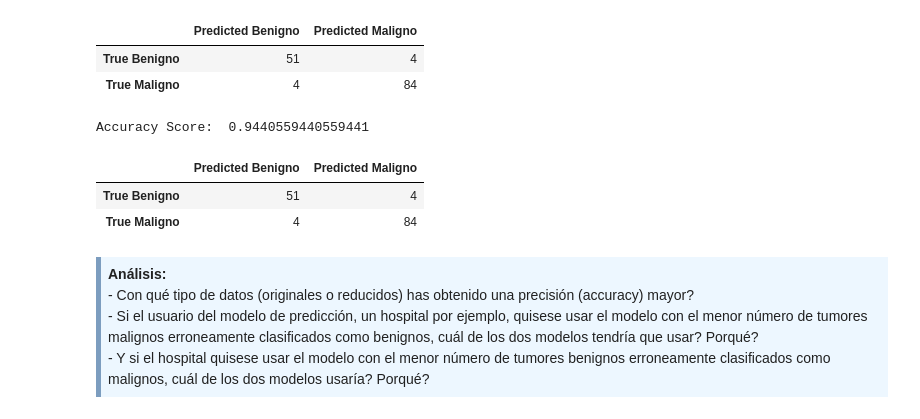
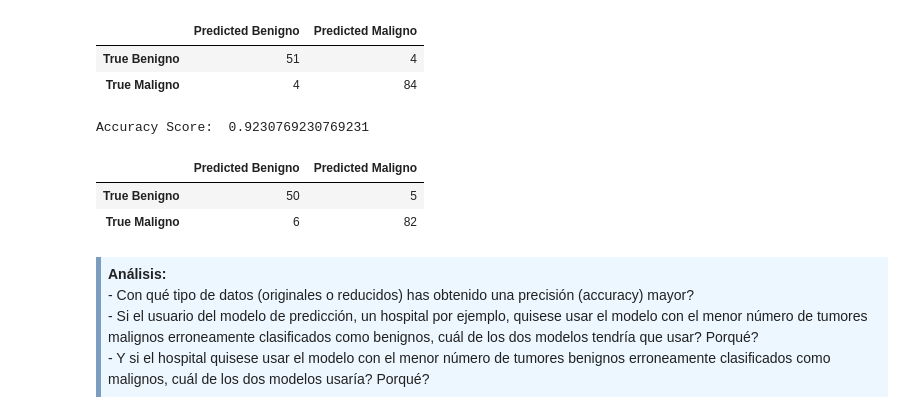
Before and after one commit to fernandoabcampos/advanced-data-mining, a Jupyter notebook: PEC1/M2.855_20181_PEC1-Enunciado.ipynb, the cells around one changed output. Drawn from its saved outputs; the diff is of its cells as text; code cells hidden in the pictures.

```diff
--- a/PEC1/M2.855_20181_PEC1-Enunciado.ipynb
+++ b/PEC1/M2.855_20181_PEC1-Enunciado.ipynb
@@ -358,13 +359,13 @@ Accuracy Score:  0.9440559440559441
 | True Maligno | 4 | 84 |
 # %%
 ##################### ---- ORIGINALES ---- ##########################
-dfDecisionTree = myDecisionTree(finalDfPCA)
+dfDecisionTree = myDecisionTree(df)
 dfDecisionTree
 # %% [output]
-Accuracy Score:  0.9440559440559441
+Accuracy Score:  0.9230769230769231
 |  | Predicted Benigno | Predicted Maligno |
-| True Benigno | 51 | 4 |
-| True Maligno | 4 | 84 |
+| True Benigno | 50 | 5 |
+| True Maligno | 6 | 82 |
 # %% [markdown]
 <div style="background-color: #EDF7FF; border-color: #7C9DBF; border-left: 5px solid #7C9DBF; padding: 0.5em;">
 <strong>Análisis:</strong>
```
Also changed, not shown: parts of 2 cells of this notebook.
